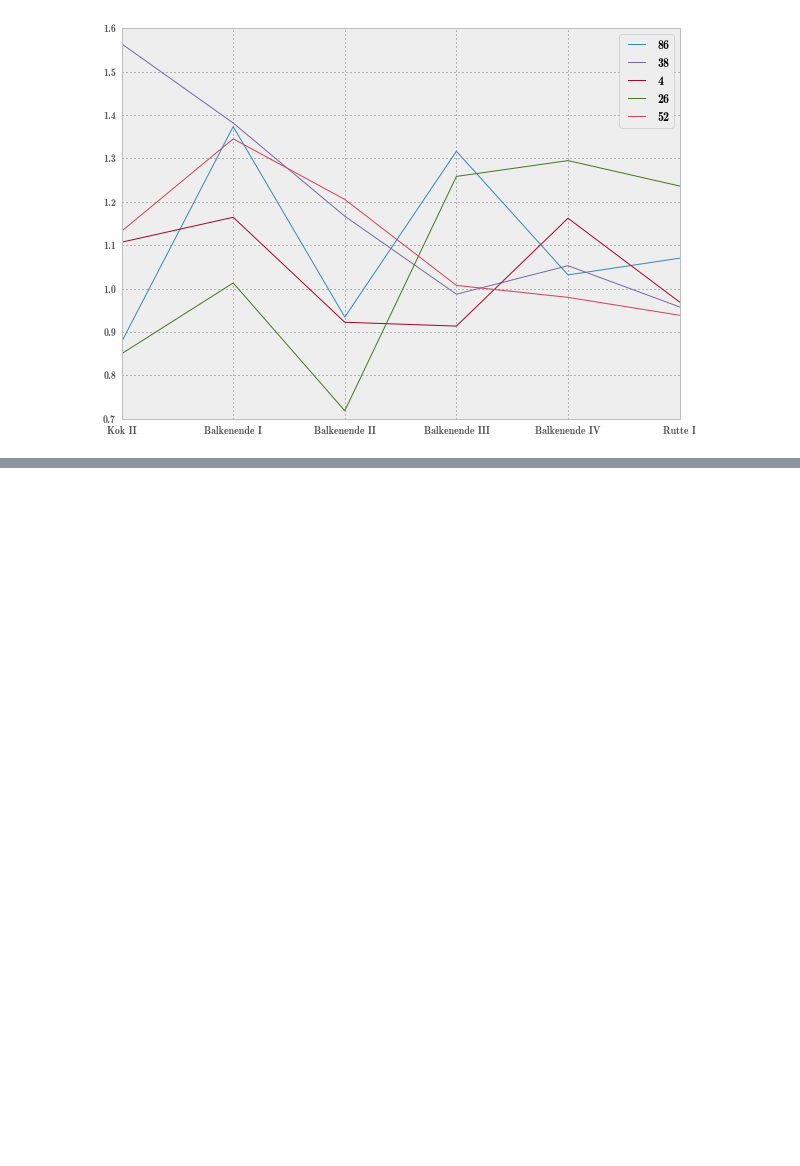
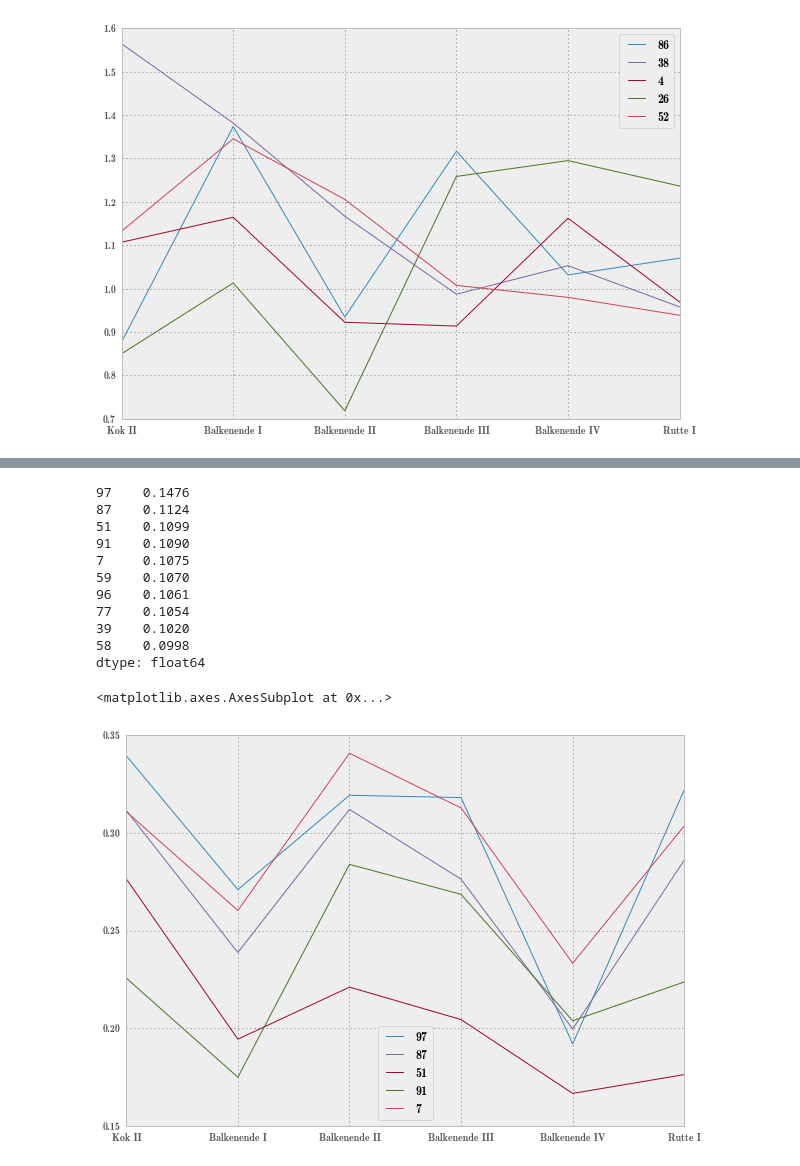
Before and after one commit to jvdzwaan/dilipad, a Jupyter notebook: results/all_years-adj-cabinets_selected-parties.ipynb, the cells around one changed output, grey strips where cells are left out. Cells and saved outputs as stored; diff of their text form; code cells hidden in the pictures; blank space fills up the shorter version.

```diff
--- a/results/all_years-adj-cabinets_selected-parties.ipynb
+++ b/results/all_years-adj-cabinets_selected-parties.ipynb
@@ -365,0 +411,21 @@ topic_sums[['86', '38', '4', '26', '52']].plot(kind='line')
+# %%
+import math
+
+order = r.apply(lambda row: math.fabs(max(row)-min(row)))
+order.sort(ascending=False)
+print order[:10]
+r[order[:5].index].plot(kind='line')
+# %% [output]
+97    0.1476
+87    0.1124
+51    0.1099
+91    0.1090
+7     0.1075
+59    0.1070
+96    0.1061
+77    0.1054
+39    0.1020
+58    0.0998
+dtype: float64
+<matplotlib.axes.AxesSubplot at 0x...>
+[figure, added]
```
Also changed, not shown: parts of 12 cells of this notebook.
